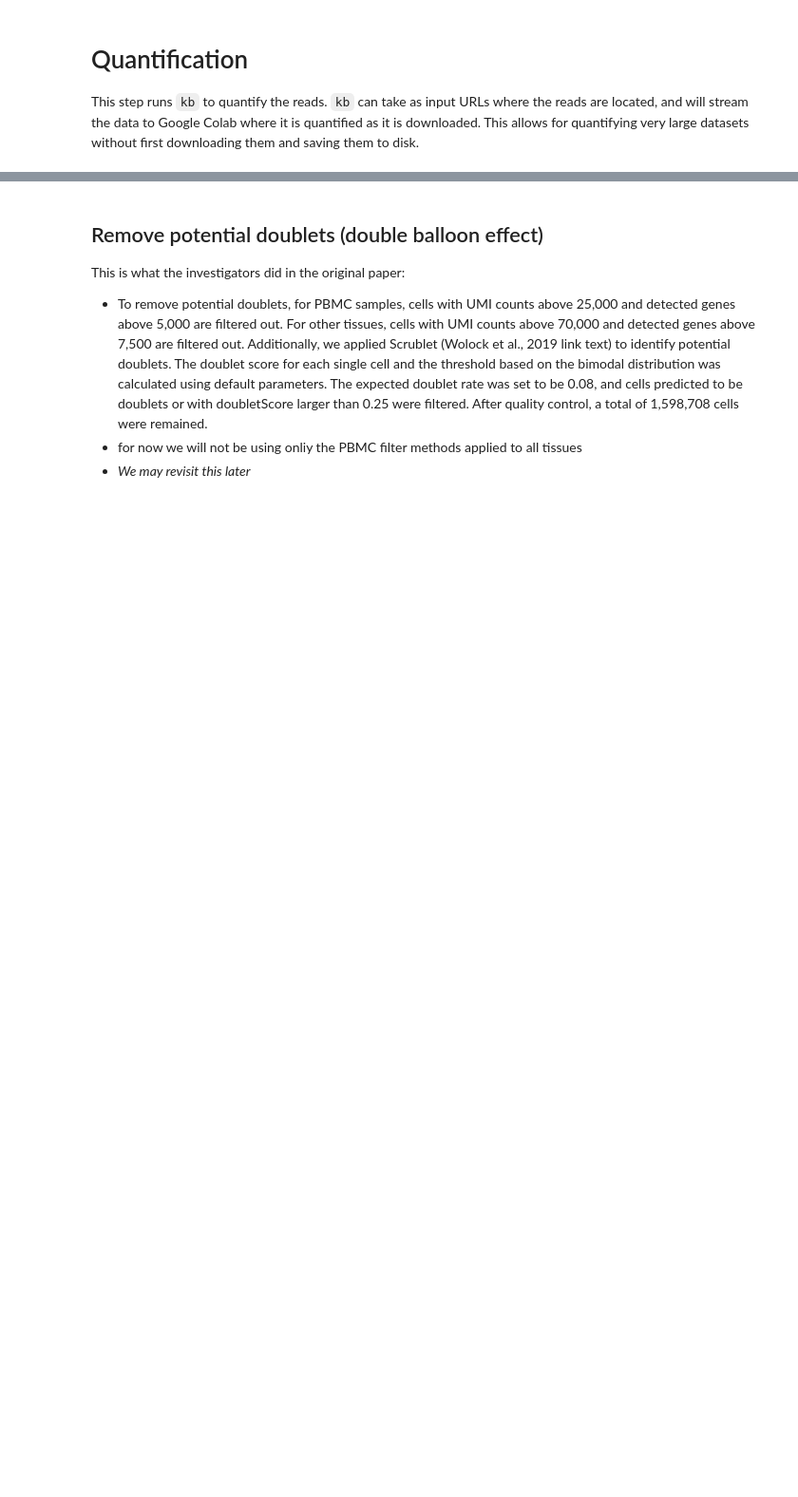
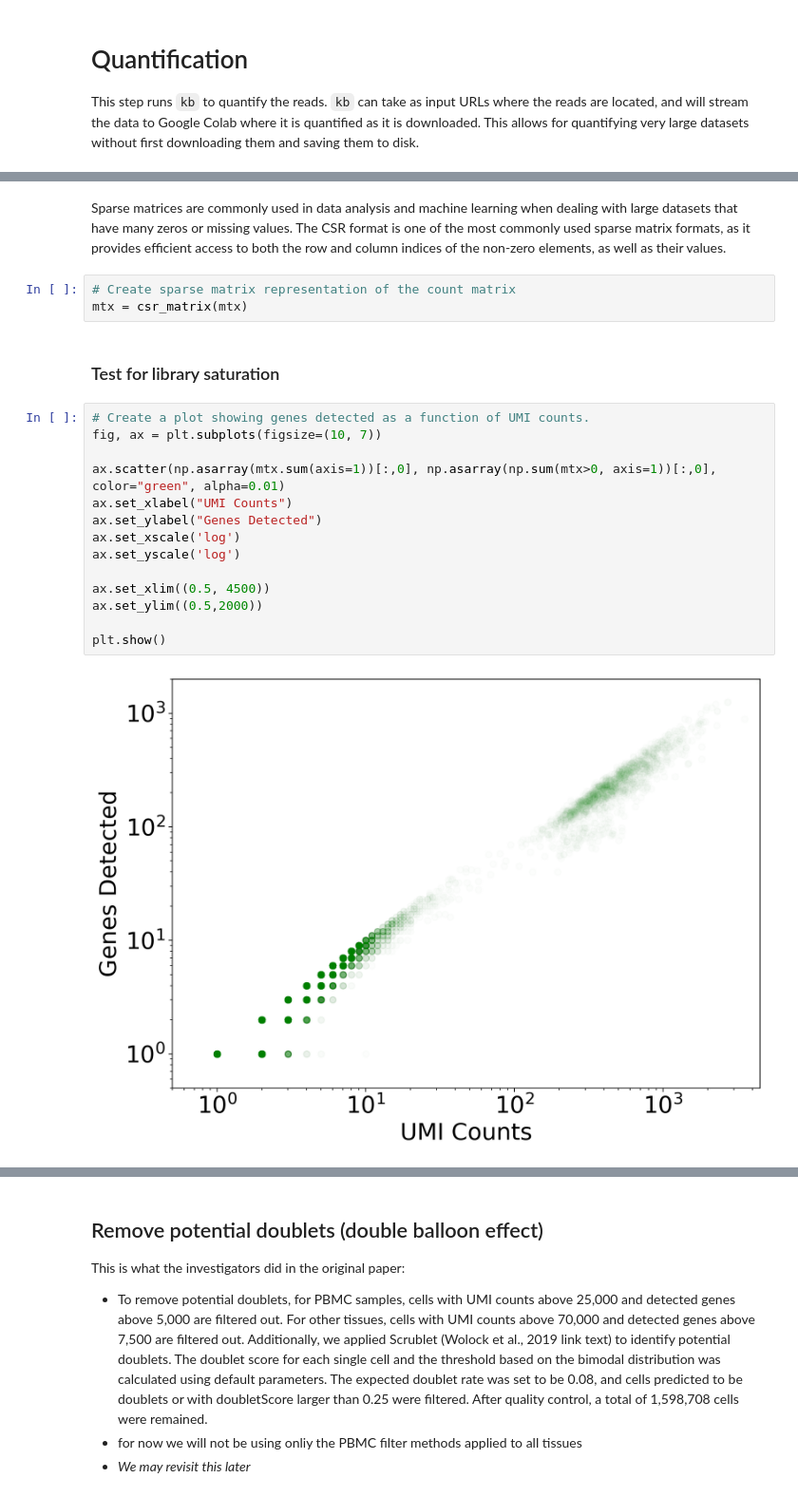
Before and after one commit to DPariser/DataScience, a Jupyter notebook: Preprocessing/041823_DNP1_QC_and_Pre_Processing_FASTQ.ipynb, the cells around one changed output, grey strips where cells are left out. Shown at 95% size. Cells and saved outputs as stored; diff of their text form; blank space fills up the shorter version.

```diff
--- a/Preprocessing/041823_DNP1_QC_and_Pre_Processing_FASTQ.ipynb
+++ b/Preprocessing/041823_DNP1_QC_and_Pre_Processing_FASTQ.ipynb
@@ -810,0 +373,23 @@ New XML file saved to /content/drive/MyDrive/Pate Lab/DNP Folder/Bioinformatics/
+# %% [markdown]
+Sparse matrices are commonly used in data analysis and machine learning when dealing with large datasets that have many zeros or missing values. The CSR format is one of the most commonly used sparse matrix formats, as it provides efficient access to both the row and column indices of the non-zero elements, as well as their values.
+# %%
+# Create sparse matrix representation of the count matrix
+mtx = csr_matrix(mtx)
+# %% [markdown]
+### Test for library saturation
+# %%
+# Create a plot showing genes detected as a function of UMI counts.
+fig, ax = plt.subplots(figsize=(10, 7))
+
+ax.scatter(np.asarray(mtx.sum(axis=1))[:,0], np.asarray(np.sum(mtx>0, axis=1))[:,0], color="green", alpha=0.01)
+ax.set_xlabel("UMI Counts")
+ax.set_ylabel("Genes Detected")
+ax.set_xscale('log')
+ax.set_yscale('log')
+
+ax.set_xlim((0.5, 4500))
+ax.set_ylim((0.5,2000))
+
+plt.show()
+# %% [output]
+[figure, added]
```
Also changed, not shown: parts of 79 cells of this notebook.
